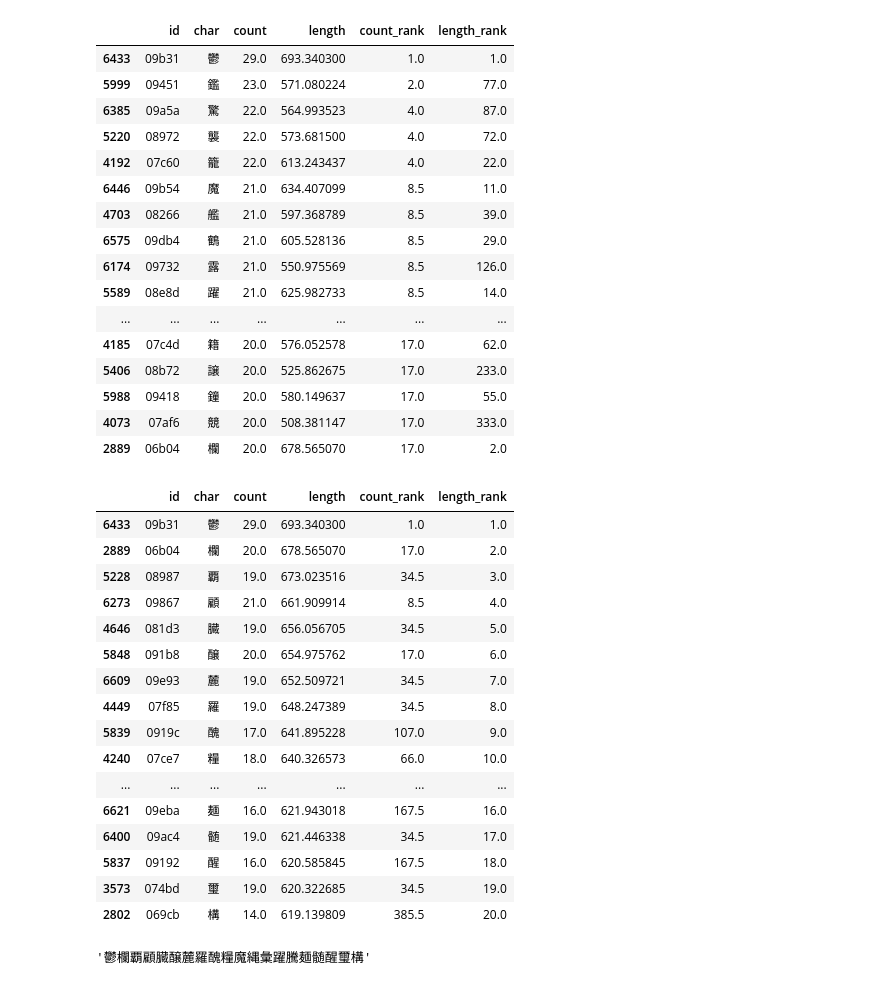
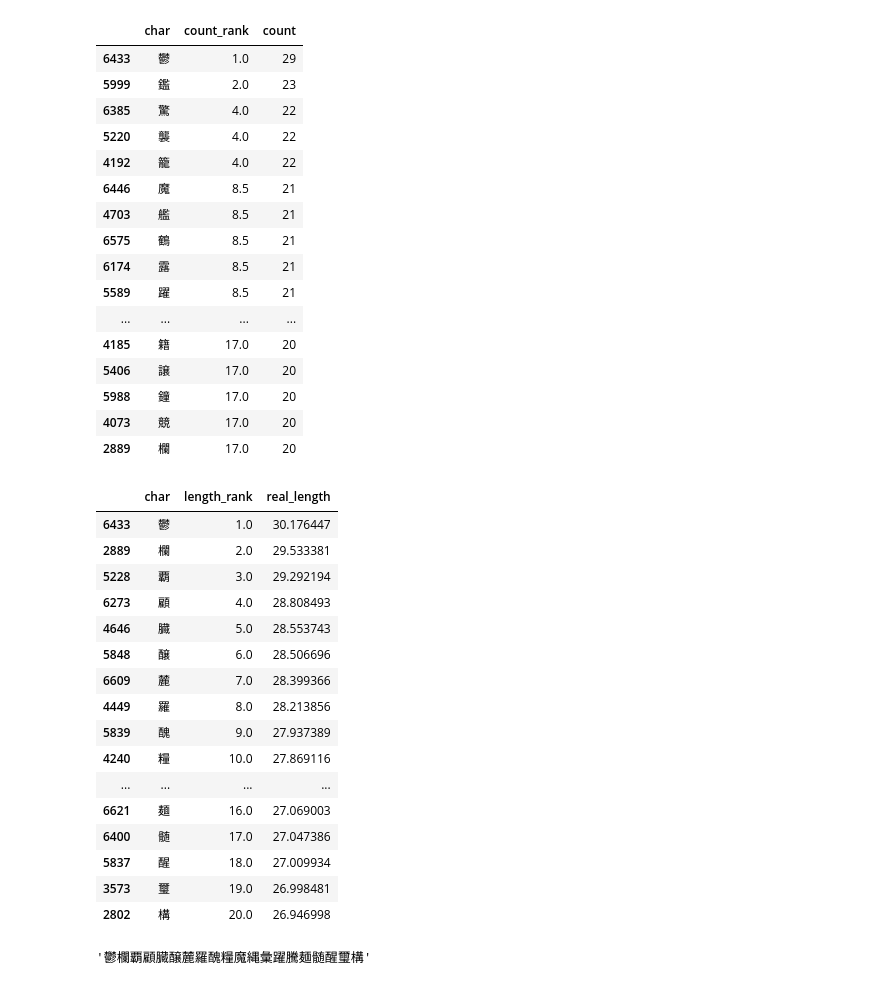
Before and after one commit to KitsuneDaro/KanjiLengthRank, a Jupyter notebook: analyze.ipynb, the cells around one changed output. Cells and saved outputs as stored; diff of their text form; code cells hidden in the pictures.

```diff
--- a/analyze.ipynb
+++ b/analyze.ipynb
@@ -5,6 +10,10 @@ with open('./output/jouyou_kanji.txt', 'r', encoding='utf-8') as f:
     jouyou_kanji_list = f.read()
 # %%
 kanji_length_dict = pd.read_csv('./output/result_fixed.csv', index_col=0)
+# %%
+# 漢字の「一」の長さを3.75cmとして進める
+kanji_length_dict['real_length'] = kanji_length_dict['length'] / kanji_length_dict.loc[kanji_length_dict['char'] == '一', 'length'].mean()
+kanji_length_dict['real_length'] = kanji_length_dict['real_length'] * 3.75
 # %%
 kanji_length_dict['count_rank'] = kanji_length_dict['count'].rank(ascending=False)
 kanji_length_dict['length_rank'] = kanji_length_dict['length'].rank(ascending=False)
@@ -16,46 +25,46 @@ jouyou_kanji_length_dict.loc[:, 'count_rank'] = jouyou_kanji_length_dict['count'
 jouyou_kanji_length_dict.loc[:, 'length_rank'] = jouyou_kanji_length_dict['length'].rank(ascending=False)
 # %%
 # 画数ランキング
-jouyou_kanji_length_dict.sort_values('count_rank').head(20)
+jouyou_kanji_length_dict.loc[:, ('char', 'count_rank', 'count')].sort_values('count_rank').head(20)
 # %% [output]
-|  | id | char | count | length | count_rank | length_rank |
-| 6433 | 09b31 | 鬱 | 29.0 | 693.340300 | 1.0 | 1.0 |
-| 5999 | 09451 | 鑑 | 23.0 | 571.080224 | 2.0 | 77.0 |
-| 6385 | 09a5a | 驚 | 22.0 | 564.993523 | 4.0 | 87.0 |
-| 5220 | 08972 | 襲 | 22.0 | 573.681500 | 4.0 | 72.0 |
-| 4192 | 07c60 | 籠 | 22.0 | 613.243437 | 4.0 | 22.0 |
-| 6446 | 09b54 | 魔 | 21.0 | 634.407099 | 8.5 | 11.0 |
-| 4703 | 08266 | 艦 | 21.0 | 597.368789 | 8.5 | 39.0 |
-| 6575 | 09db4 | 鶴 | 21.0 | 605.528136 | 8.5 | 29.0 |
-| 6174 | 09732 | 露 | 21.0 | 550.975569 | 8.5 | 126.0 |
-| 5589 | 08e8d | 躍 | 21.0 | 625.982733 | 8.5 | 14.0 |
-| ... | ... | ... | ... | ... | ... | ... |
-| 4185 | 07c4d | 籍 | 20.0 | 576.052578 | 17.0 | 62.0 |
-| 5406 | 08b72 | 譲 | 20.0 | 525.862675 | 17.0 | 233.0 |
-| 5988 | 09418 | 鐘 | 20.0 | 580.149637 | 17.0 | 55.0 |
-| 4073 | 07af6 | 競 | 20.0 | 508.381147 | 17.0 | 333.0 |
-| 2889 | 06b04 | 欄 | 20.0 | 678.565070 | 17.0 | 2.0 |
+|  | char | count_rank | count |
+| 6433 | 鬱 | 1.0 | 29 |
+| 5999 | 鑑 | 2.0 | 23 |
+| 6385 | 驚 | 4.0 | 22 |
+| 5220 | 襲 | 4.0 | 22 |
+| 4192 | 籠 | 4.0 | 22 |
+| 6446 | 魔 | 8.5 | 21 |
+| 4703 | 艦 | 8.5 | 21 |
+| 6575 | 鶴 | 8.5 | 21 |
+| 6174 | 露 | 8.5 | 21 |
+| 5589 | 躍 | 8.5 | 21 |
+| ... | ... | ... | ... |
+| 4185 | 籍 | 17.0 | 20 |
+| 5406 | 譲 | 17.0 | 20 |
+| 5988 | 鐘 | 17.0 | 20 |
+| 4073 | 競 | 17.0 | 20 |
+| 2889 | 欄 | 17.0 | 20 |
 # %%
-# 長さランキング(長さの単位はsvg依存)
-jouyou_kanji_length_dict.sort_values('length_rank').head(20)
+# 長さランキング(長さの単位はcm)
+jouyou_kanji_length_dict.loc[:, ('char', 'length_rank', 'real_length')].sort_values('length_rank').head(20)
 # %% [output]
-|  | id | char | count | length | count_rank | length_rank |
-| 6433 | 09b31 | 鬱 | 29.0 | 693.340300 | 1.0 | 1.0 |
-| 2889 | 06b04 | 欄 | 20.0 | 678.565070 | 17.0 | 2.0 |
-| 5228 | 08987 | 覇 | 19.0 | 673.023516 | 34.5 | 3.0 |
-| 6273 | 09867 | 顧 | 21.0 | 661.909914 | 8.5 | 4.0 |
-| 4646 | 081d3 | 臓 | 19.0 | 656.056705 | 34.5 | 5.0 |
-| 5848 | 091b8 | 醸 | 20.0 | 654.975762 | 17.0 | 6.0 |
-| 6609 | 09e93 | 麓 | 19.0 | 652.509721 | 34.5 | 7.0 |
-| 4449 | 07f85 | 羅 | 19.0 | 648.247389 | 34.5 | 8.0 |
-| 5839 | 0919c | 醜 | 17.0 | 641.895228 | 107.0 | 9.0 |
-| 4240 | 07ce7 | 糧 | 18.0 | 640.326573 | 66.0 | 10.0 |
-| ... | ... | ... | ... | ... | ... | ... |
-| 6621 | 09eba | 麺 | 16.0 | 621.943018 | 167.5 | 16.0 |
-| 6400 | 09ac4 | 髄 | 19.0 | 621.446338 | 34.5 | 17.0 |
-| 5837 | 09192 | 醒 | 16.0 | 620.585845 | 167.5 | 18.0 |
-| 3573 | 074bd | 璽 | 19.0 | 620.322685 | 34.5 | 19.0 |
-| 2802 | 069cb | 構 | 14.0 | 619.139809 | 385.5 | 20.0 |
+|  | char | length_rank | real_length |
+| 6433 | 鬱 | 1.0 | 30.176447 |
+| 2889 | 欄 | 2.0 | 29.533381 |
+| 5228 | 覇 | 3.0 | 29.292194 |
+| 6273 | 顧 | 4.0 | 28.808493 |
+| 4646 | 臓 | 5.0 | 28.553743 |
+| 5848 | 醸 | 6.0 | 28.506696 |
+| 6609 | 麓 | 7.0 | 28.399366 |
+| 4449 | 羅 | 8.0 | 28.213856 |
+| 5839 | 醜 | 9.0 | 27.937389 |
+| 4240 | 糧 | 10.0 | 27.869116 |
+| ... | ... | ... | ... |
+| 6621 | 麺 | 16.0 | 27.069003 |
+| 6400 | 髄 | 17.0 | 27.047386 |
+| 5837 | 醒 | 18.0 | 27.009934 |
+| 3573 | 璽 | 19.0 | 26.998481 |
+| 2802 | 構 | 20.0 | 26.946998 |
 # %%
 jouyou_kanji_length_dict.sort_values('length_rank')['char'].str.cat()[:20]
 # %% [output]
```
Also changed, not shown: parts of 10 cells of this notebook.
